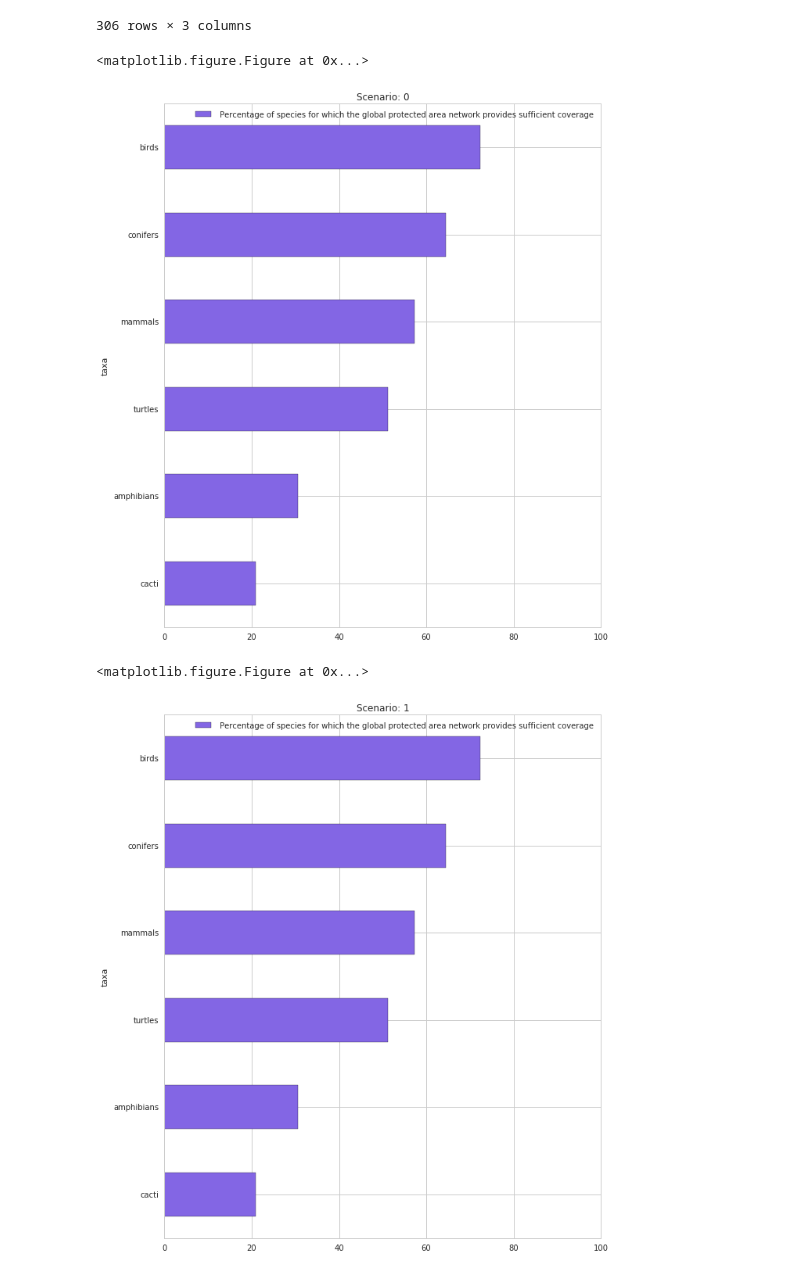
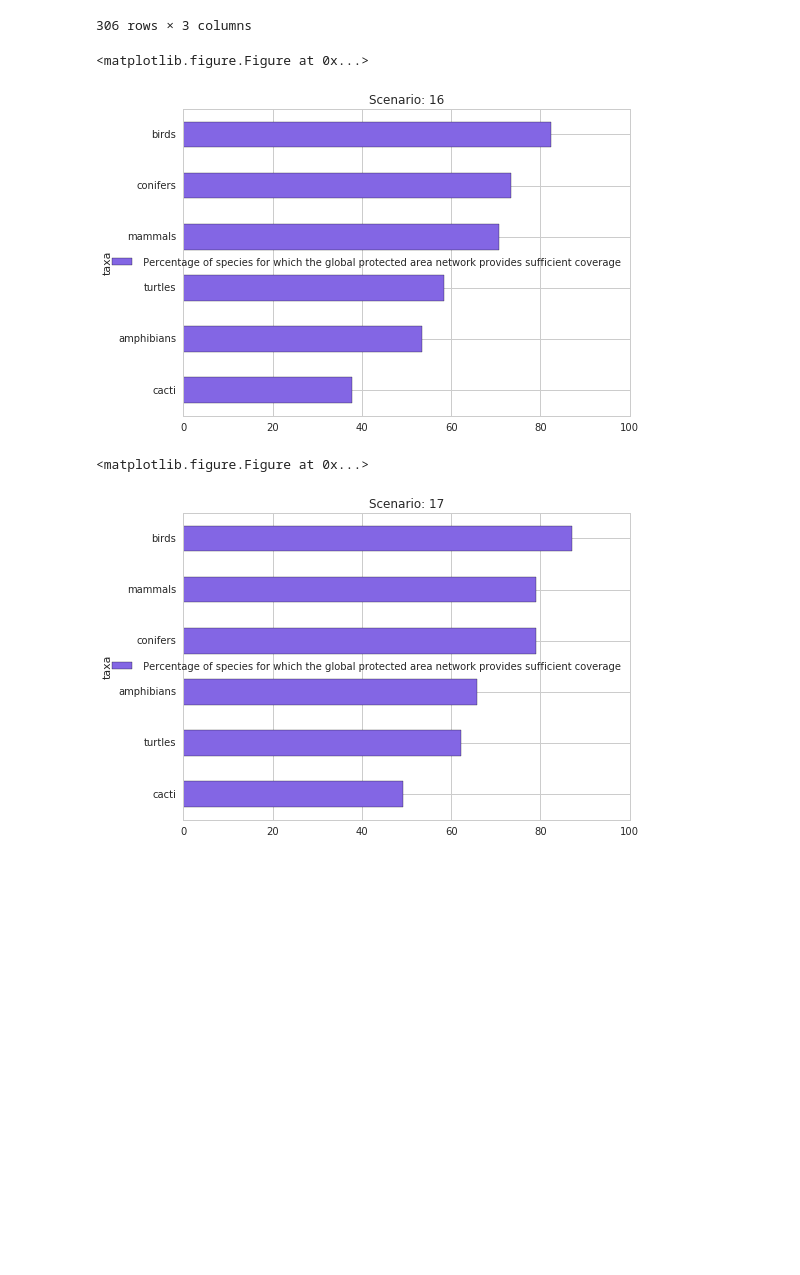
Before and after one commit to Vizzuality/half-earth-data, a Jupyter notebook: notebooks/Half-Earth JSON resources.ipynb, the cells around one changed output. Saved outputs shown, nothing was run; the diff lists cells and outputs as text; code cells hidden in the pictures; blank space fills up the shorter version.

```diff
--- a/notebooks/Half-Earth JSON resources.ipynb
+++ b/notebooks/Half-Earth JSON resources.ipynb
@@ -203,20 +203,21 @@ chart3
 306 rows × 3 columns
 # %%
 scenarios = global_.scenario.unique()
+scenarios = scenarios[scenarios > 15]
+scenarios = scenarios[scenarios < 40]
 
 for s in scenarios:
     dat = chart3[chart3.scenario==s][['percentSpeciesMeetingTargetProtectedAreaViaAny','taxa']]
     sns.set_style("whitegrid")
     data=dat.plot.barh('taxa','percentSpeciesMeetingTargetProtectedAreaViaAny',
                                                   color="#8366e4",
-                                                  figsize=(10,12),
                                                  label=' Percentage of species for which the global protected area network provides sufficient coverage').set_xlim(0, 100)
     plt.title('Scenario: ' + str(s))
     plt.show()
     plt.clf()
 # %% [output]
 <matplotlib.figure.Figure at 0x...>
-[figure, old version]
+[figure, new version]
 <matplotlib.figure.Figure at 0x...>
-[figure, old version]
+[figure, new version]
 <matplotlib.figure.Figure at 0x...>
```
Also changed, not shown: parts of 1 cell of this notebook.
